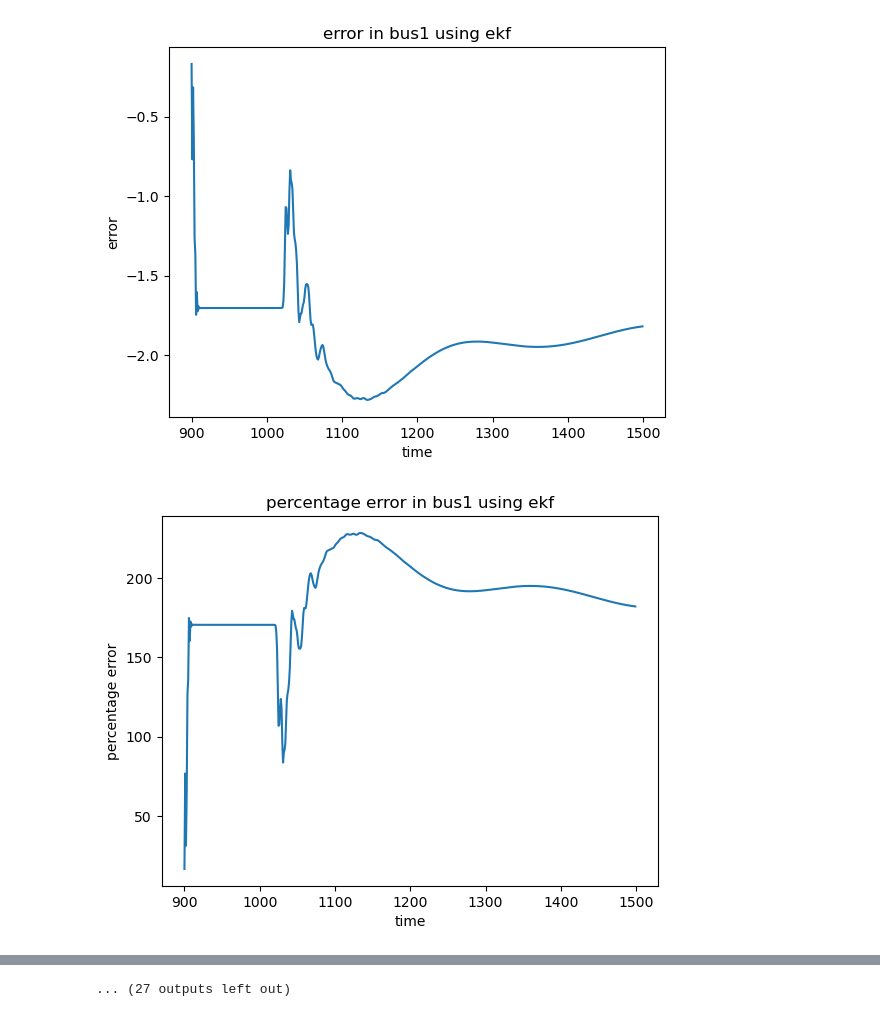
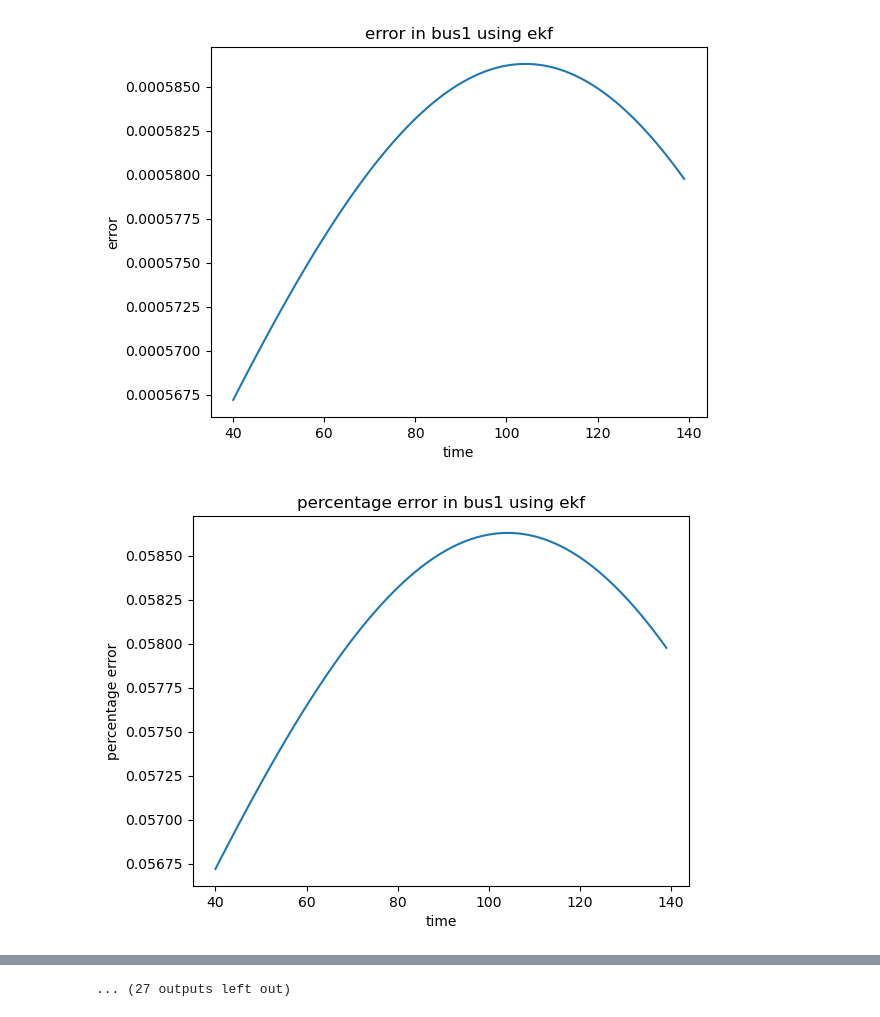
Before and after one commit to ayush-thakur/DSE_IEEE_14_bus, a Jupyter notebook: DSE_EKF_2.ipynb, the cells around one changed output, grey strips where cells are left out. Drawn from its saved outputs; the diff is of its cells as text; code cells hidden in the pictures.

```diff
--- a/DSE_EKF_2.ipynb
+++ b/DSE_EKF_2.ipynb
@@ -313,6 +313,9 @@ def HJacobian_at1(x):
     H5=np.mat(np.concatenate((H51,H52),axis=1))
 
     H=np.mat(np.concatenate((H1,H2,H3,H4,H5)))
+    df1 = pd.DataFrame(H)
+    df1.to_csv('data/HJacobian.csv', mode='a', header=False, index=False)
+
     return H
 # %%
 def Hx(x):
@@ -379,8 +382,8 @@ def Hx(x):
 
     return h
 # %%
-Pi= pd.read_csv("data/PQ_fault_modified2.csv")
-df=pd.read_csv("data/Vrms_fault2.csv")
+Pi= pd.read_csv("data/validation_measurement1_modified1.csv")
+df=pd.read_csv("data/validation_states1.csv")
 nbus=14;
 Pi= Pi.to_numpy();
 
@@ -423,7 +426,7 @@ for i2 in range(14):
     y_error.append([])
     y_actual.append([])
     y_per_error.append([])
-for i in range (900,1500):
+for i in range (1,140):
     # print(i)
     zdata = zdatas(i)
     z = zdata[:,2]
@@ -459,7 +462,7 @@ for i in range (900,1500):
 
     # plot.figure()
 
-    if(i>=740):
+    if(i>=40):
         for i1 in range(0,14):
             if(i1==6):
                 continue
@@ -497,6 +500,10 @@ for i in range (900,1500):
 # plot.ylabel('Magnitude (p.u.)')
 # plot.xlim(1,nbus)
 # plot.show()
+df1 = pd.DataFrame(y_g)
+df1.to_csv('data/estimates.csv', mode='a', header=False, index=False)
+
+
 for i2 in range(14):
     # plot.plot(x_g,y_g[i2],label=f'bus {i2}')
     if(i2==6):
@@ -509,32 +516,32 @@ for i2 in range(14):
     plot.xlabel('time')
     plot.ylabel('error')
     plot.show()
     plot.plot(x_g,y_per_error[i2],label=f"percentage error")
     plot.title(f'percentage error in bus{i2+1} using ekf')
     plot.xlabel('time')
     plot.ylabel('percentage error')
     plot.show()
     plot.plot(x_g,y_actual[i2],label=f"actual")
     plot.plot(x_g,y_g[i2],label=f"predicted")
     ax=plot.gca()
     # ax.set_ylim(0.50,1.50)
     plot.title(f'actual and predicted in bus{i2+1} using ekf')
     plot.xlabel('time')
     plot.ylabel('voltage magnitude')
     plot.legend()
     plot.show()
 
 
 
 
 # plot.plot(x_g,y_g[3],label="measured")
 # plot.plot(x_g,y_actual,label="actual")
 # plot.plot(x_g,y_error,label="error")
 # plot.title('voltage of all buses with time in EKF')
 # plot.xlabel('time')
 # plot.ylabel('voltage')
 # plot.legend(bbox_to_anchor=(1.05,1),loc='upper left', borderaxespad=0)
 # plot.show()
 # %% [output]
-[figure, old version]
+[figure, new version]
-[figure, old version]
+[figure, new version]
```
Also changed, not shown: parts of 1 cell of this notebook, 9 other files.
